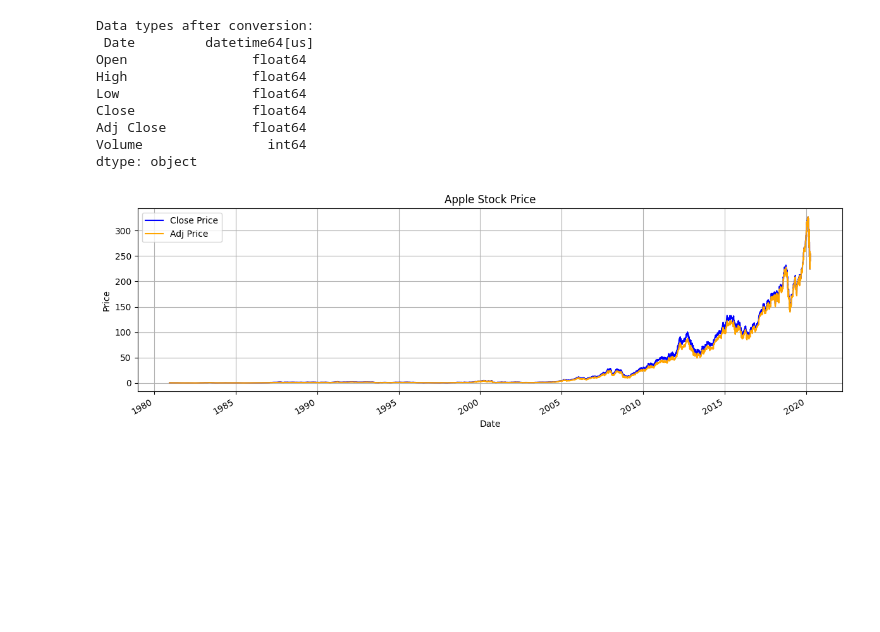
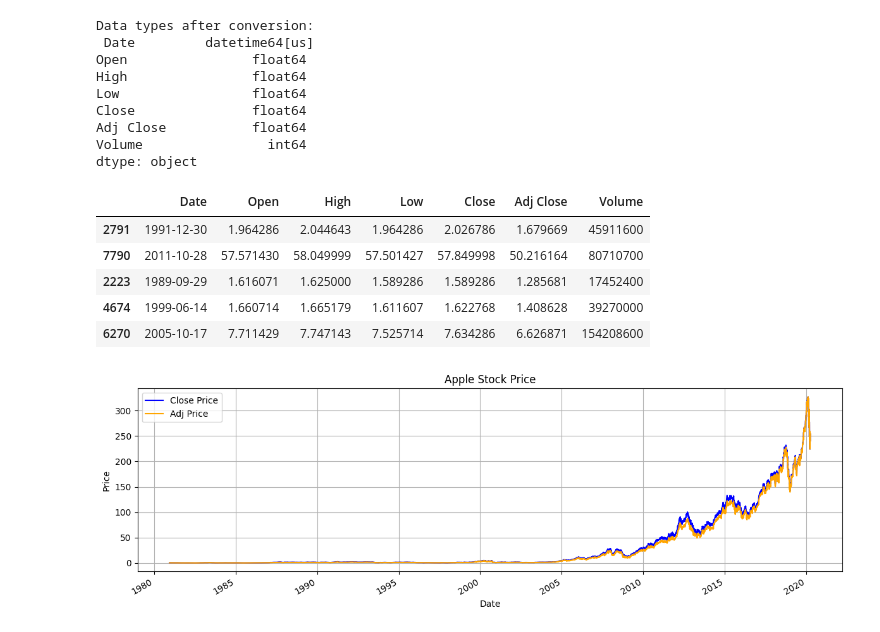
Before and after one commit to itoogii/Financial-AdvisorBot, a Jupyter notebook: reinforcement-learning/0_dataset_exploration.ipynb, the cells around one changed output. Drawn from its saved outputs; the diff is of its cells as text; code cells hidden in the pictures; blank space fills up the shorter version.

```diff
--- a/reinforcement-learning/0_data_exploration.ipynb
+++ b/reinforcement-learning/0_dataset_exploration.ipynb
@@ -77,3 +87,12 @@ Close               float64
 Adj Close           float64
 Volume                int64
 dtype: object
+# %%
+apple_stock.sample(n=5)
+# %% [output]
+|  | Date | Open | High | Low | Close | Adj Close | Volume |
+| 2791 | 1991-12-30 | 1.964286 | 2.044643 | 1.964286 | 2.026786 | 1.679669 | 45911600 |
+| 7790 | 2011-10-28 | 57.571430 | 58.049999 | 57.501427 | 57.849998 | 50.216164 | 80710700 |
+| 2223 | 1989-09-29 | 1.616071 | 1.625000 | 1.589286 | 1.589286 | 1.285681 | 17452400 |
+| 4674 | 1999-06-14 | 1.660714 | 1.665179 | 1.611607 | 1.622768 | 1.408628 | 39270000 |
+| 6270 | 2005-10-17 | 7.711429 | 7.747143 | 7.525714 | 7.634286 | 6.626871 | 154208600 |
```
Also changed, not shown: parts of 4 cells of this notebook, 10 other files.
